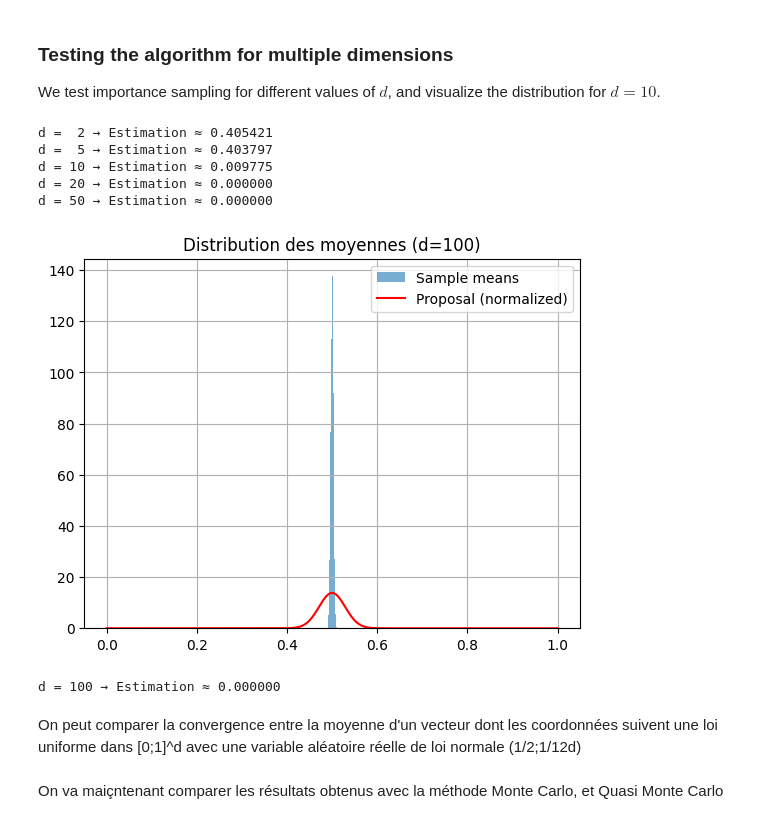
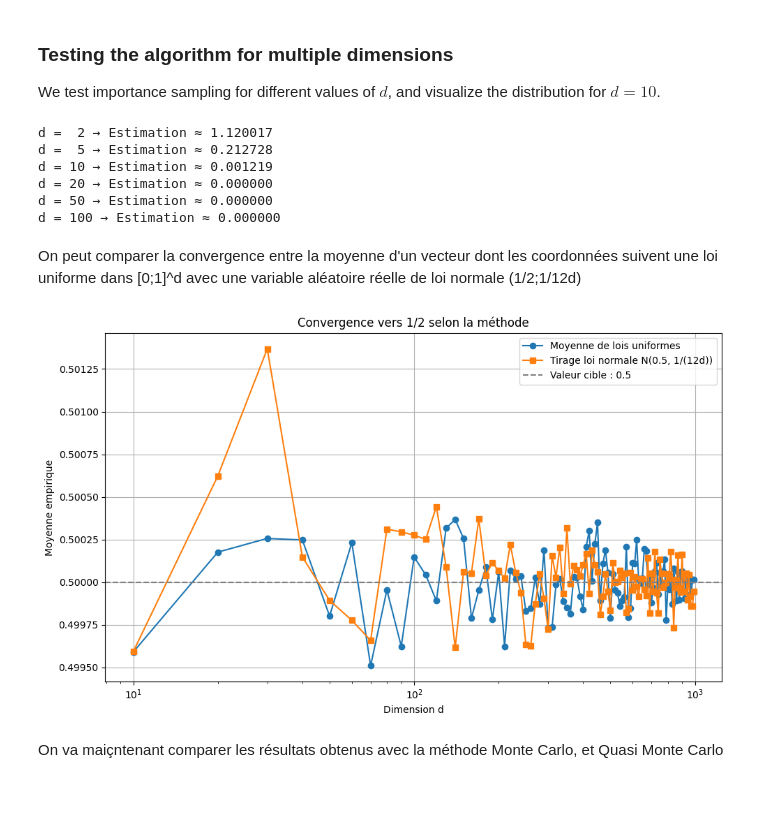
Before and after one commit to alban-geron/stratification-monte-carlo, a Jupyter notebook: notebook_stratification.ipynb, the cells around one changed output. Drawn from its saved outputs; the diff is of its cells as text; code cells hidden in the pictures; blank space fills up the shorter version.

```diff
--- a/notebook_stratification.ipynb
+++ b/notebook_stratification.ipynb
@@ -487,16 +416,15 @@ def importance_sampling(f, d, N, plot=False):
 We test importance sampling for different values of $d$, and visualize the distribution for $d = 10$.
 # %%
 for d in [2, 5, 10, 20, 50, 100]:
-    I = importance_sampling(f, d, N=10000, plot=(d == 100))
+    I = importance_sampling(f, d, 100)
     print(f"d = {d:>2} → Estimation ≈ {I:.6f}")
 # %% [output]
-d =  2 → Estimation ≈ 0.405421
-d =  5 → Estimation ≈ 0.403797
-d = 10 → Estimation ≈ 0.009775
+d =  2 → Estimation ≈ 1.120017
+d =  5 → Estimation ≈ 0.212728
+d = 10 → Estimation ≈ 0.001219
 d = 20 → Estimation ≈ 0.000000
 d = 50 → Estimation ≈ 0.000000
+d = 100 → Estimation ≈ 0.000000
-[figure, removed]
-d = 100 → Estimation ≈ 0.000000
 # %% [markdown]
 On peut comparer la convergence entre la moyenne d'un vecteur dont les coordonnées suivent une loi uniforme dans [0;1]^d avec une variable aléatoire réelle de loi normale (1/2;1/12d)
 # %%
@@ -515,34 +443,36 @@ def tirage_normale(d, N):
     mu = 0.5
     sigma = np.sqrt(1 / (12 * d))
     return norm.rvs(loc=mu, scale=sigma, size=N)
 
 # Plages de dimensions à tester
-dimensions = [10*i for i in range(100)]
+dimensions = [10*i for i in range(1, 100)]
 N = 10000
 
 # Moyennes pour chaque méthode
 mean_uniformes = []
 mean_normales = []
 
 for d in dimensions:
     mean_u = np.mean(moyenne_uniformes(d, N))
     mean_n = np.mean(tirage_normale(d, N))
     mean_uniformes.append(mean_u)
     mean_normales.append(mean_n)
 
 # Tracé
 plt.figure(figsize=(10, 6))
 plt.plot(dimensions, mean_uniformes, marker='o', label='Moyenne de lois uniformes')
 plt.plot(dimensions, mean_normales, marker='s', label='Tirage loi normale N(0.5, 1/(12d))')
 plt.axhline(0.5, color='gray', linestyle='--', label='Valeur cible : 0.5')
 plt.xlabel("Dimension d")
 plt.ylabel("Moyenne empirique")
 plt.title("Convergence vers 1/2 selon la méthode")
 plt.legend()
 plt.grid(True)
 plt.xscale("log")
 plt.tight_layout()
 plt.show()
+# %% [output]
+[figure, added]
 # %%
 def tirage_normale(d, N):
     mu = 0.5
```
Also changed, not shown: parts of 30 cells of this notebook, 1 other file.
